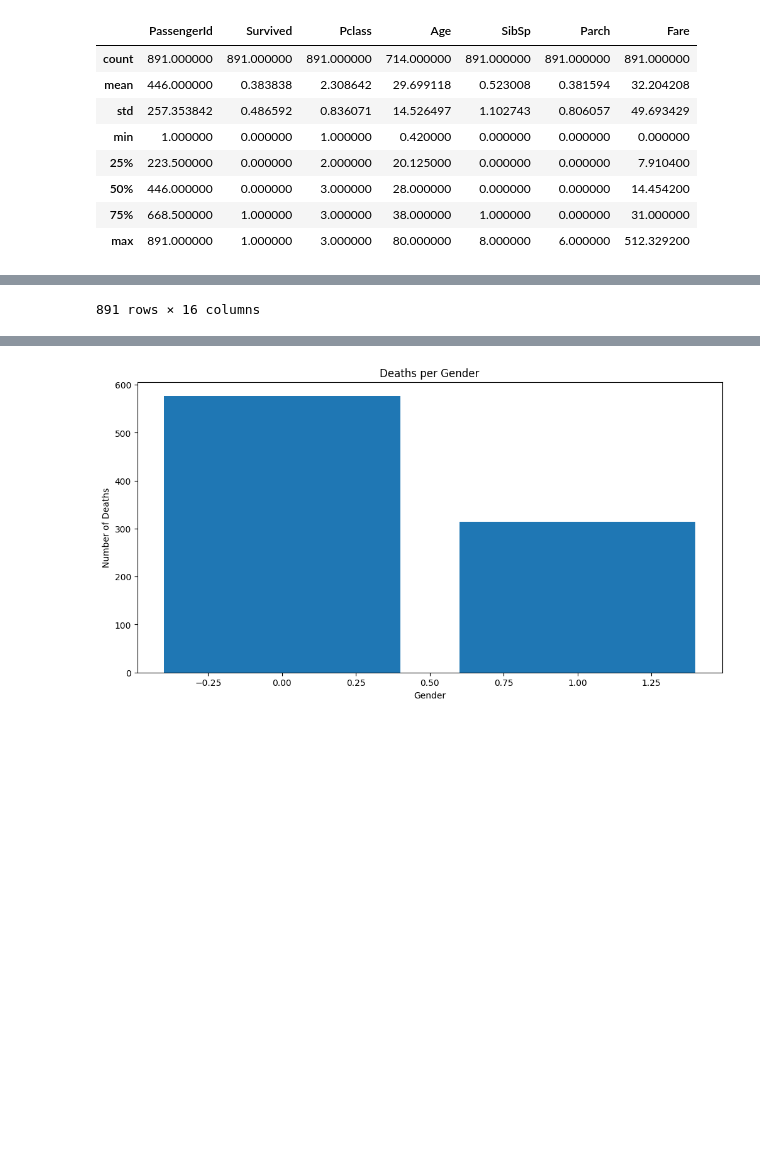
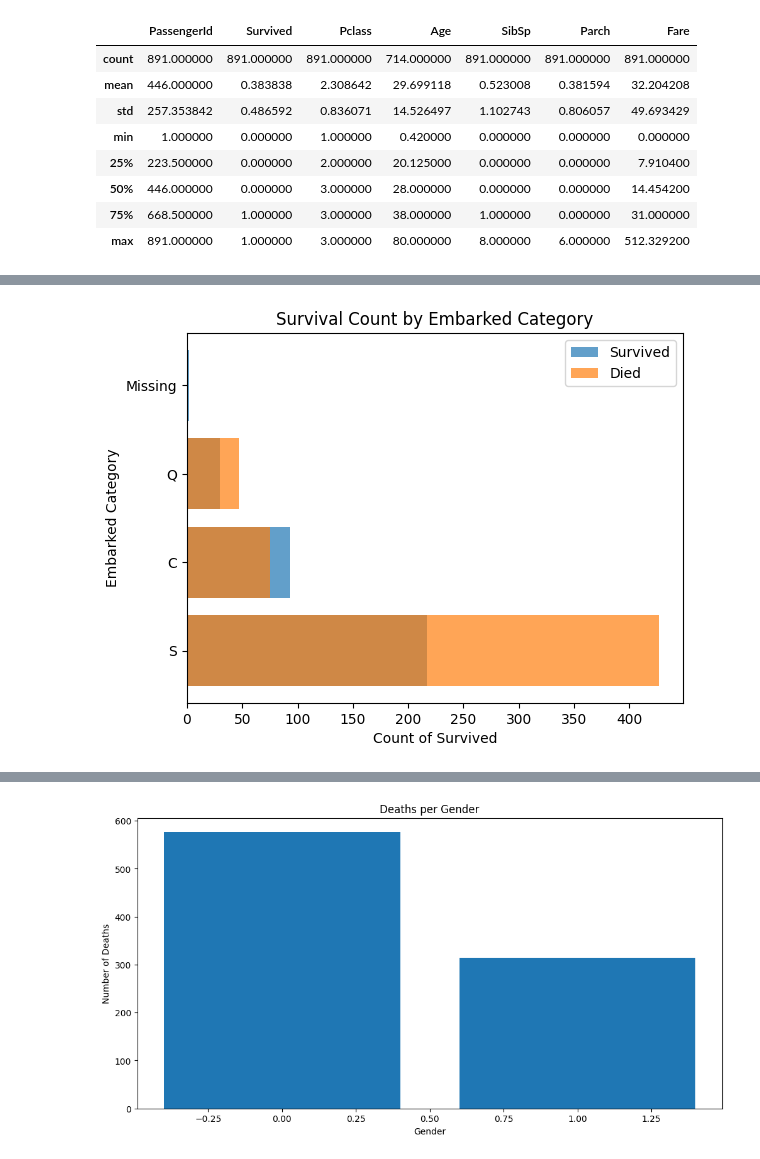
Before and after one commit to viniciusGuerras/pesquisa, a Jupyter notebook: kaggle/titanic/notebook.ipynb, the cells around one changed output, grey strips where cells are left out. Saved outputs shown, nothing was run; the diff lists cells and outputs as text; code cells hidden in the pictures; blank space fills up the shorter version.

```diff
--- a/kaggle/titanic/notebook.ipynb
+++ b/kaggle/titanic/notebook.ipynb
@@ -69,4 +70,18 @@ df['Sex'] = df['Sex'].map({'male' : 0, 'female' : 1})
 # %%
 df['Embarked'] = df['Embarked'].fillna('Missing')
 df['EmbarkedCat'] = pd.factorize(df['Embarked'])[0]
+
+labels = pd.factorize(df['Embarked'])[1]
+location_lived = df[df['Survived'] == 1].groupby('EmbarkedCat').size()
+location_death = df[df['Survived'] == 0].groupby('EmbarkedCat').size()
+
+plt.figure()
+plt.barh(location_lived.index, location_lived.values, label="Survived", alpha=0.7)
+plt.barh(location_death.index, location_death.values, label="Died", alpha=0.7)
+plt.yticks(location_lived.index, labels)
+plt.xlabel('Count of Survived')
+plt.ylabel('Embarked Category')
+plt.title('Survival Count by Embarked Category')
+plt.legend()
+plt.show()
 # %% [output]
@@ -85,4 +88,4 @@ df['EmbarkedCat'] = pd.factorize(df['Embarked'])[0]
-891 rows × 16 columns
+[figure, added]
 # %%
 df.isna().sum()
 # %% [output]
```
Also changed, not shown: parts of 10 cells of this notebook.
